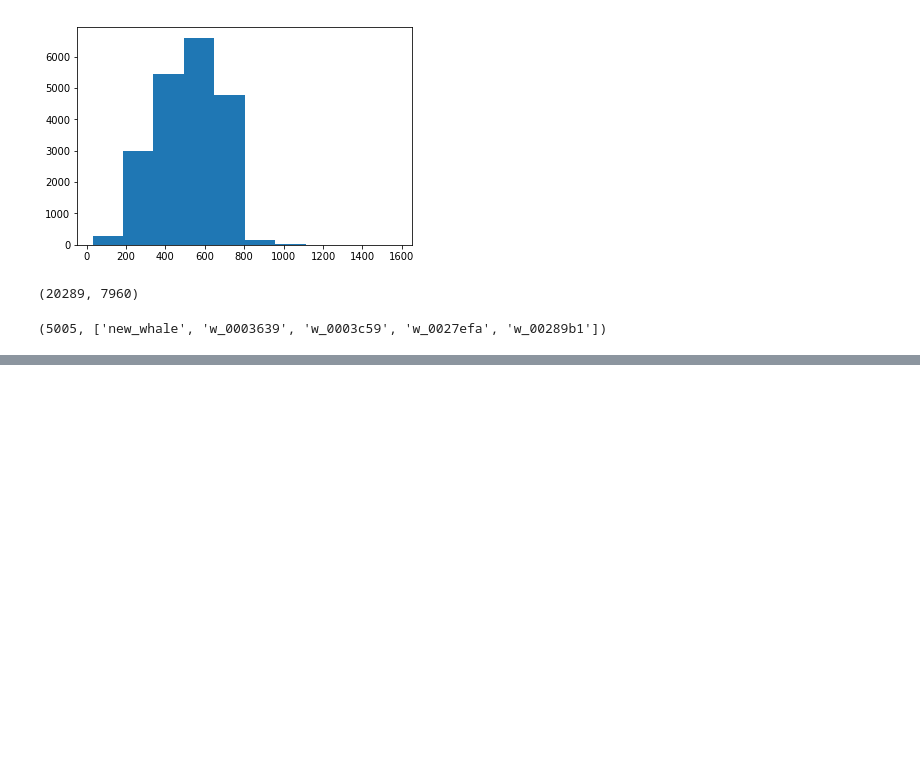
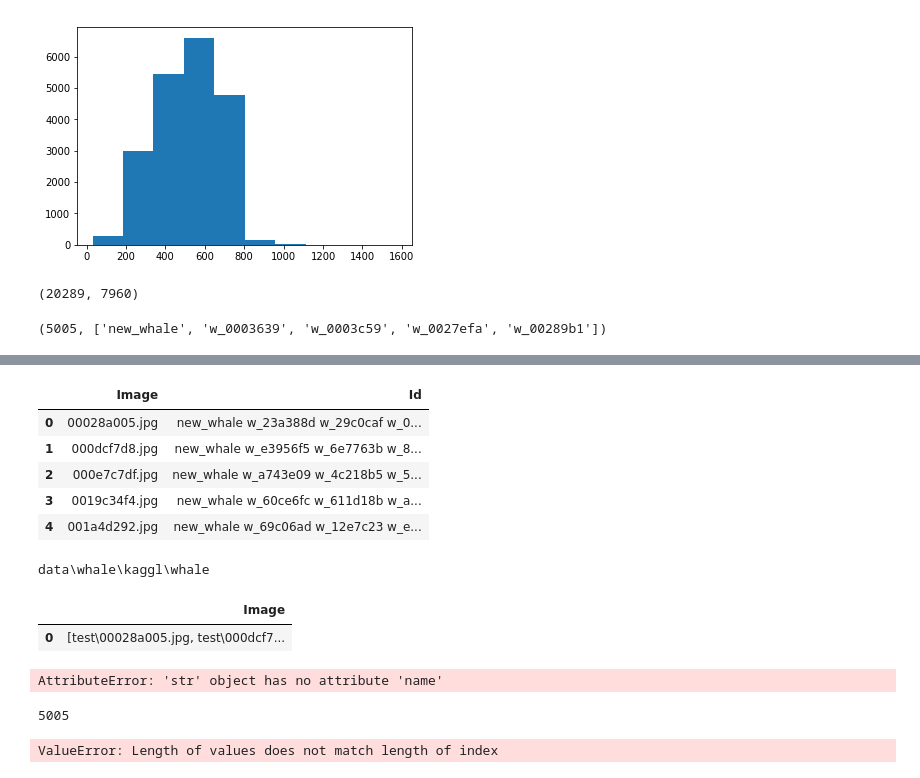
Before and after one commit to gane-dev/DeepLearning, a Jupyter notebook: whale-v2.ipynb, the cells around one changed output, grey strips where cells are left out. Saved outputs shown, nothing was run; the diff lists cells and outputs as text; code cells hidden in the pictures; blank space fills up the shorter version.

```diff
--- a/whale-v2.ipynb
+++ b/whale-v2.ipynb
@@ -132,0 +183,4 @@ KeyboardInterrupt:
+# %%
+log_preds, y = learn.TTA(is_test=True) # (5, 2044, 120), (2044,)
+probs = np.mean(np.exp(log_preds),0)
+# accuracy_np(probs, y), metrics.log_loss(y, probs)
@@ -132,0 +230,2 @@ KeyboardInterrupt:
+# %%
+probs = np.argsort(probs)[:, ::-1][:, :5]
@@ -132,0 +234,3 @@ KeyboardInterrupt:
+# %%
+df1 = pd.DataFrame()
+df1.insert(0, 'Image', [o[5:] for o in data.test_ds.fnames])
@@ -132,0 +243,2 @@ KeyboardInterrupt:
+# %%
+df1['Id'] = top_5_pred_labels(probs, classes)
@@ -132,0 +250,9 @@ KeyboardInterrupt:
+# %%
+df1.head()
+# %% [output]
+|  | Image | Id |
+| 0 | 00028a005.jpg | new_whale w_23a388d w_29c0caf w_0... |
+| 1 | 000dcf7d8.jpg | new_whale w_e3956f5 w_6e7763b w_8... |
+| 2 | 000e7c7df.jpg | new_whale w_a743e09 w_4c218b5 w_5... |
+| 3 | 0019c34f4.jpg | new_whale w_60ce6fc w_611d18b w_a... |
+| 4 | 001a4d292.jpg | new_whale w_69c06ad w_12e7c23 w_e... |
@@ -132,0 +261,4 @@ KeyboardInterrupt:
+# %%
+print(PATH/'kaggl/whale')
+# %% [output]
+data\whale\kaggl\whale
@@ -132,0 +282,9 @@ KeyboardInterrupt:
+# %%
+sub
+# %% [output]
+|  | Image |
+| 0 | [test\00028a005.jpg, test\000dcf7... |
+# %%
+[path.name for path in data.test_ds.fnames]
+# %% [output]
+AttributeError: 'str' object has no attribute 'name'
@@ -132,0 +294,8 @@ KeyboardInterrupt:
+# %%
+len(classes)
+# %% [output]
+5005
+# %%
+create_submission(probs, data, 'v1', classes)
+# %% [output]
+ValueError: Length of values does not match length of index
```
Also changed, not shown: parts of 30 cells of this notebook.
